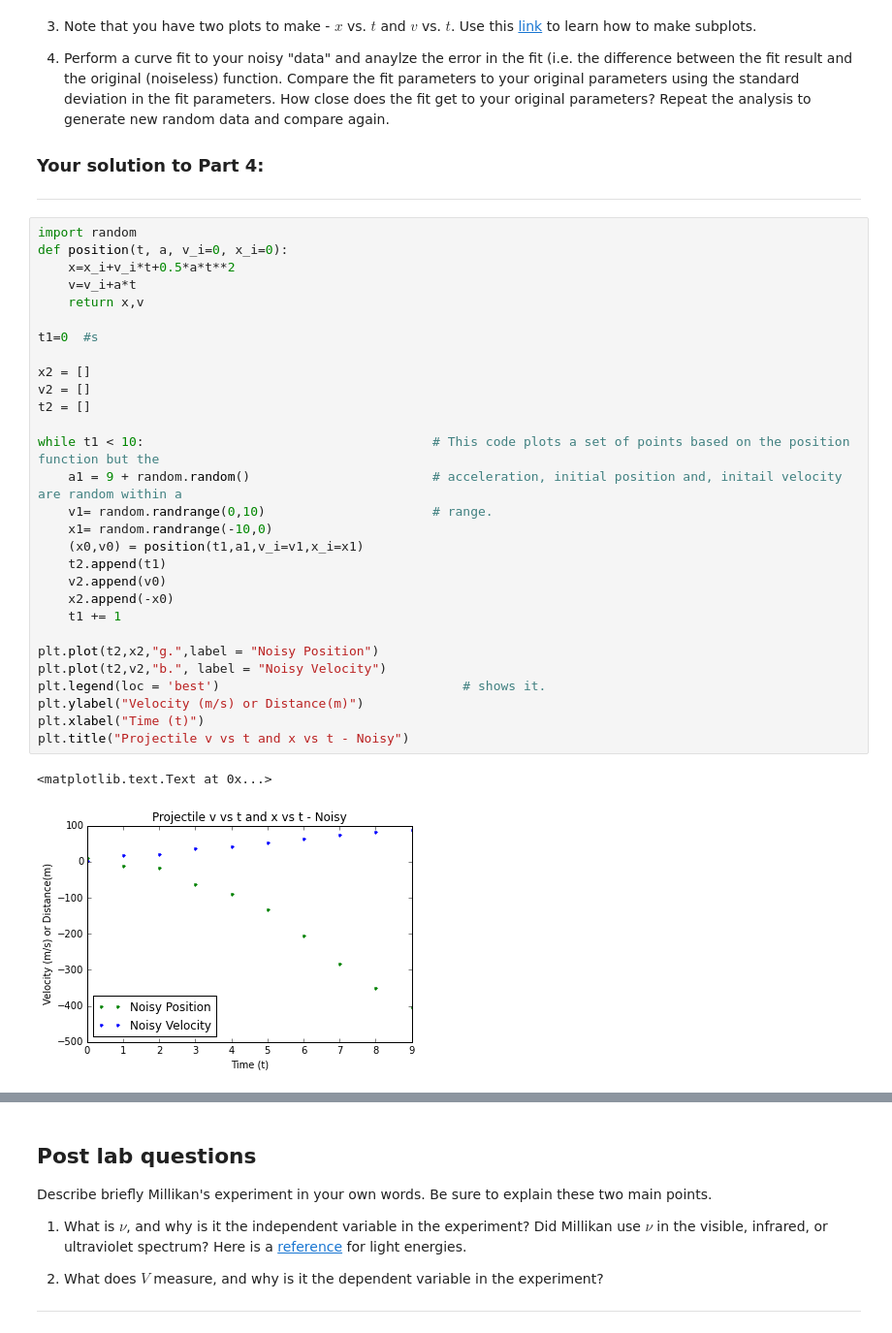
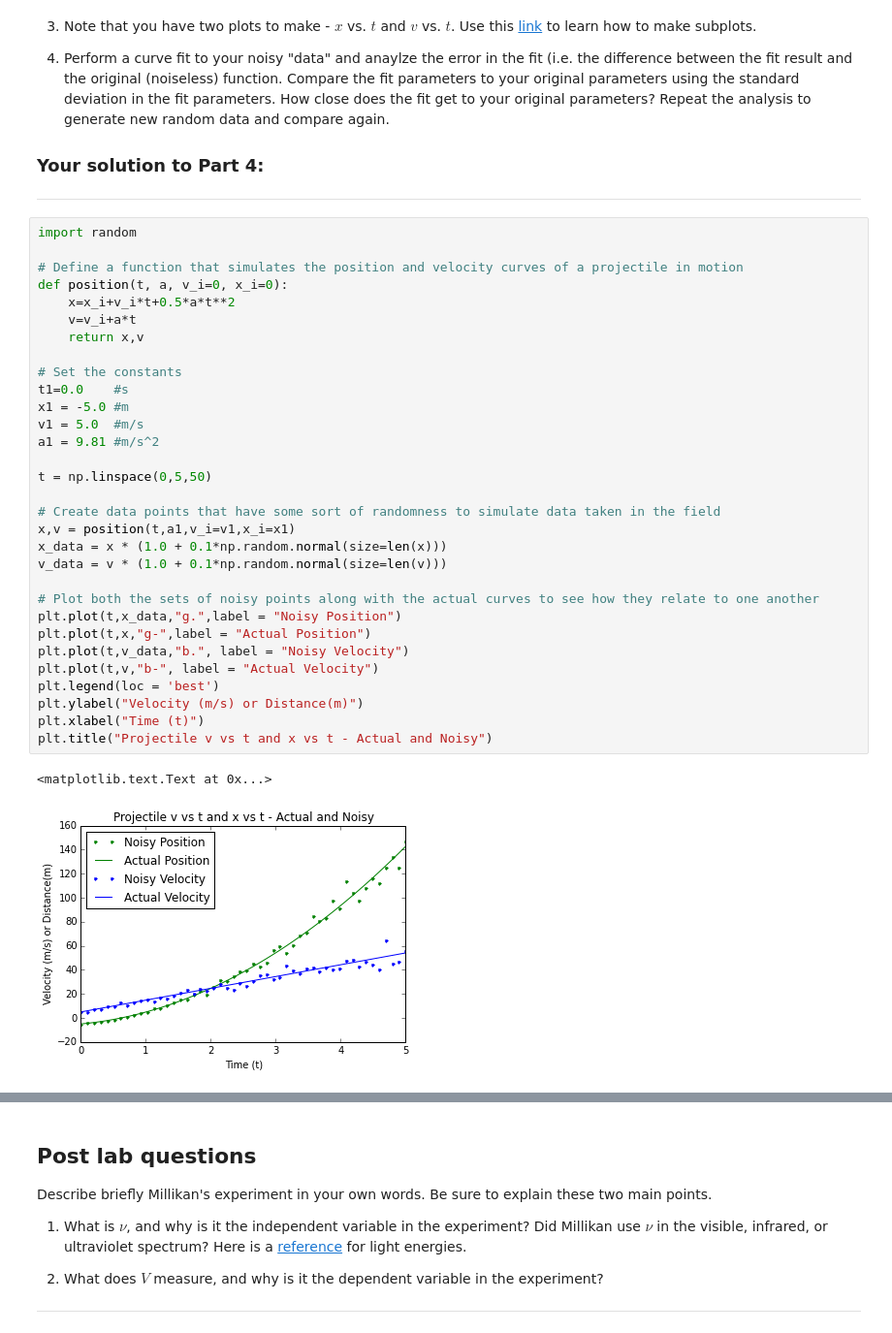
Before and after one commit to willmon16/Labs, a Jupyter notebook: Lab2/Lab2 - Curve Fitting.ipynb, the cells around one changed output, grey strips where cells are left out. Shown at 97% size. Drawn from its saved outputs; the diff is of its cells as text.

```diff
--- a/Lab2/Lab2 - Curve Fitting.ipynb
+++ b/Lab2/Lab2 - Curve Fitting.ipynb
@@ -211,33 +241,35 @@ plt.title("Photoelectric Effect - Linear Regression")
 -----------------------------------------------------------------------------------------------
 # %%
 import random
+
+# Define a function that simulates the position and velocity curves of a projectile in motion
 def position(t, a, v_i=0, x_i=0):
     x=x_i+v_i*t+0.5*a*t**2
     v=v_i+a*t
     return x,v
 
-t1=0  #s
+# Set the constants
+t1=0.0    #s
+x1 = -5.0 #m
+v1 = 5.0  #m/s
+a1 = 9.81 #m/s^2
 
-x2 = []
-v2 = []
-t2 = []
+t = np.linspace(0,5,50)
 
-while t1 < 10:                                      # This code plots a set of points based on the position function but the
-    a1 = 9 + random.random()                        # acceleration, initial position and, initail velocity are random within a
-    v1= random.randrange(0,10)                      # range.
-    x1= random.randrange(-10,0)
-    (x0,v0) = position(t1,a1,v_i=v1,x_i=x1)
-    t2.append(t1)
-    v2.append(v0)
-    x2.append(-x0)
-    t1 += 1
+# Create data points that have some sort of randomness to simulate data taken in the field
+x,v = position(t,a1,v_i=v1,x_i=x1)
+x_data = x * (1.0 + 0.1*np.random.normal(size=len(x)))
+v_data = v * (1.0 + 0.1*np.random.normal(size=len(v)))
 
-plt.plot(t2,x2,"g.",label = "Noisy Position")
-plt.plot(t2,v2,"b.", label = "Noisy Velocity")
-plt.legend(loc = 'best')                                # shows it.
+# Plot both the sets of noisy points along with the actual curves to see how they relate to one another
+plt.plot(t,x_data,"g.",label = "Noisy Position")
+plt.plot(t,x,"g-",label = "Actual Position")
+plt.plot(t,v_data,"b.", label = "Noisy Velocity")
+plt.plot(t,v,"b-", label = "Actual Velocity")
+plt.legend(loc = 'best')
 plt.ylabel("Velocity (m/s) or Distance(m)")
 plt.xlabel("Time (t)")
-plt.title("Projectile v vs t and x vs t - Noisy")
+plt.title("Projectile v vs t and x vs t - Actual and Noisy")
 # %% [output]
 <matplotlib.text.Text at 0x...>
-[figure, old version]
+[figure, new version]
```
Also changed, not shown: parts of 7 cells of this notebook, 1 other file.
